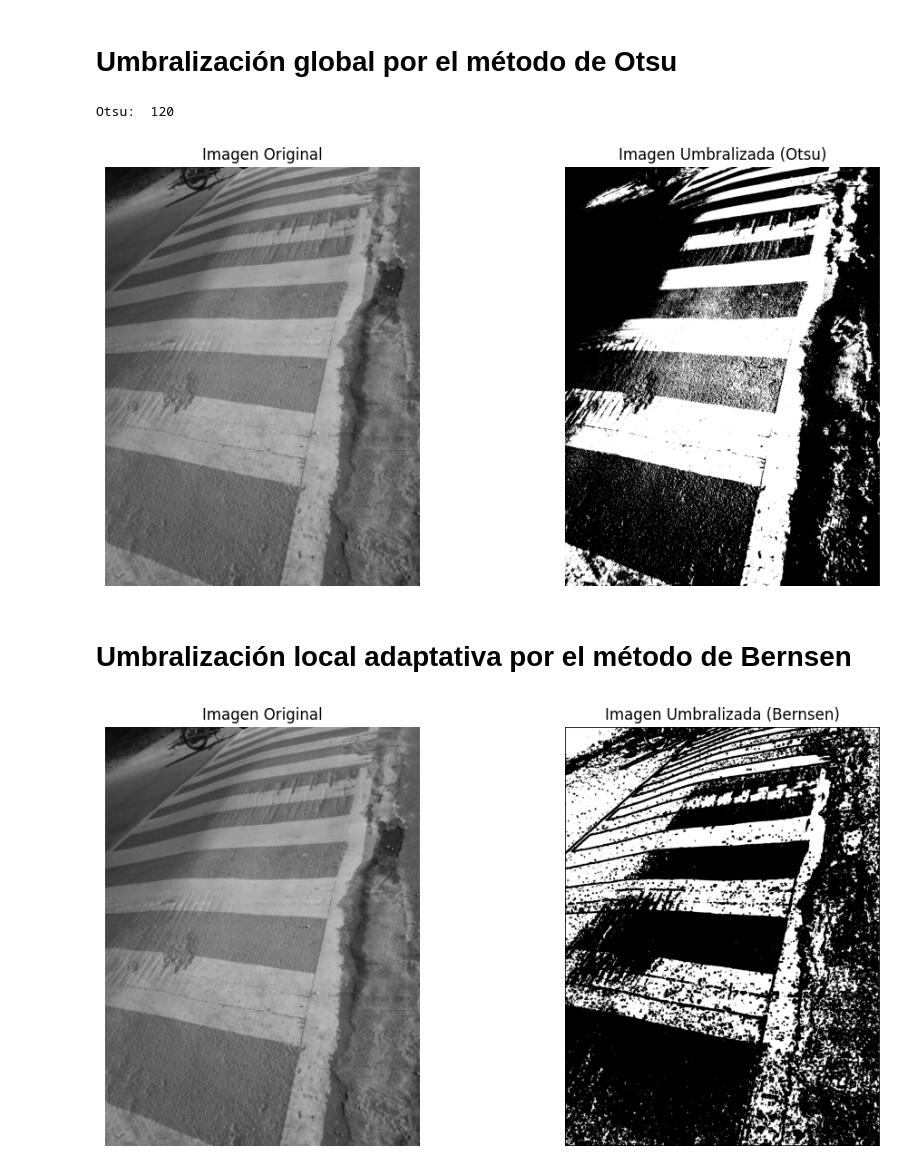
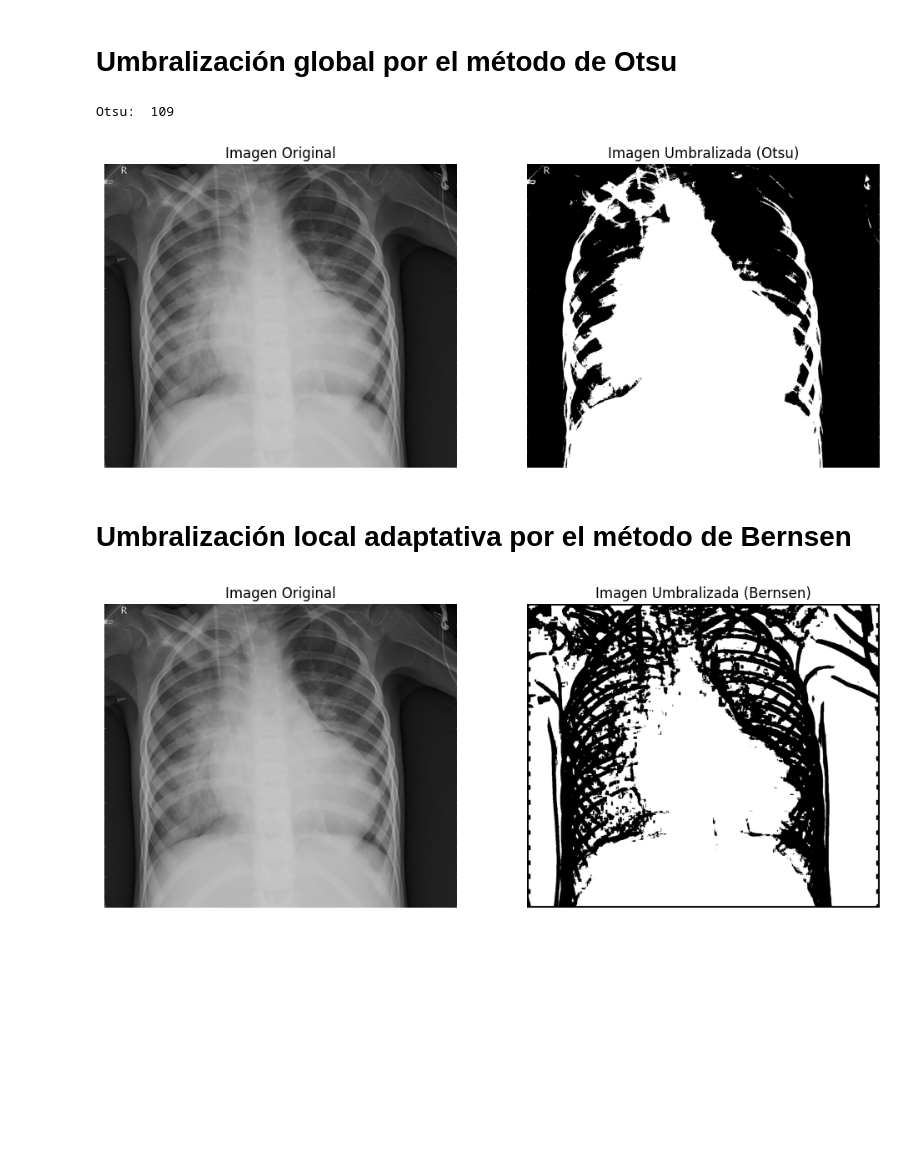
Before and after one commit to OmarFloresSanchez/Pancitos, a Jupyter notebook: Practica1-4/practica1-4.ipynb, the cells around one changed output. Cells and saved outputs as stored; diff of their text form; code cells hidden in the pictures; blank space fills up the shorter version.

```diff
--- a/Practica1-4/practica1-4.ipynb
+++ b/Practica1-4/practica1-4.ipynb
@@ -34,7 +34,7 @@ def umbralizacionGlobal(imagen, umbral):
      return imagen
 
 # ----- LLAMADO DE LAS FUNCIONES -----
-imagen = cv2.imread(foto1,0)  # lee la imagen en escala de grises
+imagen = cv2.imread(foto3,0)  # lee la imagen en escala de grises
 
 Uglobal = umbralizacionGlobal(imagen,100)    # llama a la funcion con un umbral n
 
@@ -97,36 +97,36 @@ def umbralizacionOtsu(imagen):
             final = umbral
 
     # Paso 5: Aplicar el umbral óptimo
     imagen_binaria = (imagen > final) * 255
 
     print("Otsu: ", final)
 
     return imagen_binaria
 
 
 # ----- LLAMADO DE LAS FUNCIONES -----
-imagen = cv2.imread(foto1, 0)   # lee la imagen en escala de grises
+imagen = cv2.imread(foto3, 0)   # lee la imagen en escala de grises
 
 otsu = umbralizacionOtsu(imagen)  # guarda la imagen que resulta de ostu
 
 imgOtsu = Image.fromarray(otsu)    # pasa el arreglo a imagen
 
 # Muestra la imagen original y la imagen umbralizada
 plt.figure(figsize=(12, 6))
 plt.subplot(1, 2, 1)
 plt.imshow(imagen, cmap='gray')
 plt.title('Imagen Original')
 plt.axis('off')
 
 plt.subplot(1, 2, 2)
 plt.imshow(imgOtsu, cmap='gray')
 plt.title('Imagen Umbralizada (Otsu)')
 plt.axis('off')
 
 plt.show()
 # %% [output]
-Otsu:  120
+Otsu:  109
-[figure, old version]
+[figure, new version]
 # %% [markdown]
 # Umbralización local adaptativa por el método de Bernsen
 # %%
@@ -153,7 +153,7 @@ def umbralizacion_bernsen(imagen, kernel, umbral):
 
 
 # ----- LLAMADO DE LAS FUNCIONES -----
-imagen = cv2.imread(foto1,0)    # lee la imagen en escala de grises
+imagen = cv2.imread(foto3,0)    # lee la imagen en escala de grises
 imagen = np.array(imagen)   # convierte la imagen a arreglo
 
 kernel = 15 # Tamaño de la ventana
@@ -174,4 +174,4 @@ plt.axis('off')
 
 plt.show()
 # %% [output]
-[figure, old version]
+[figure, new version]
```
Also changed, not shown: parts of 1 cell of this notebook.
